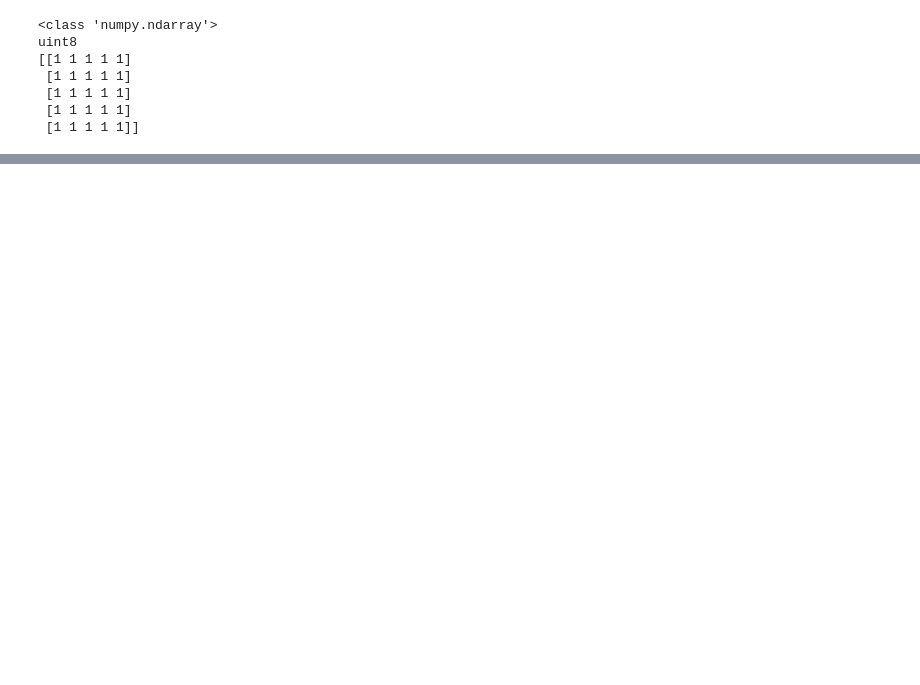
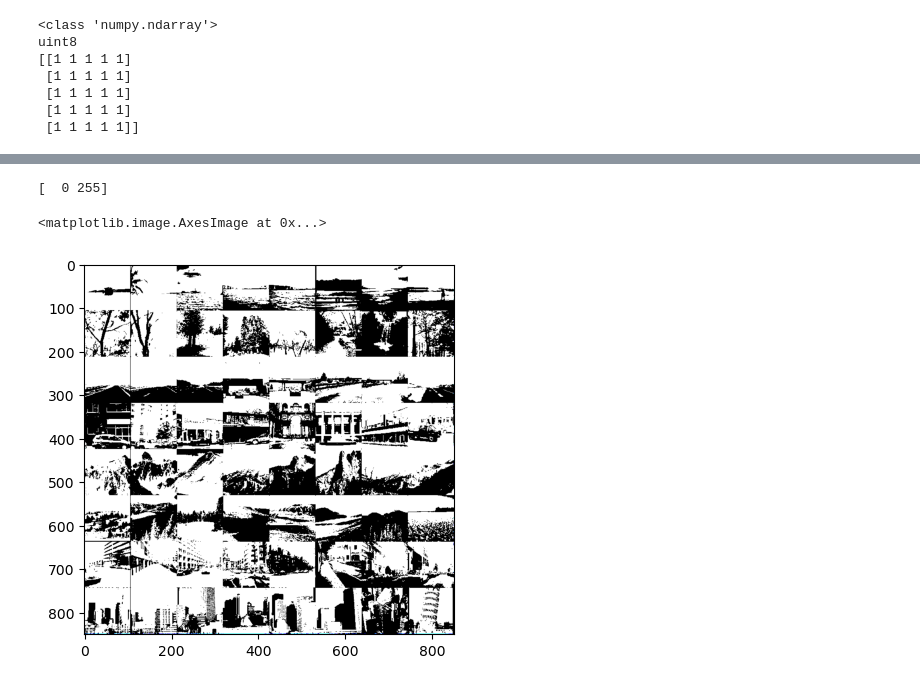
Before and after one commit to bernardeem/Python_projects, a Jupyter notebook: Computer_vision_lessons_and_projects/Section 3 - Binary Morphology.ipynb, the cells around one changed output, grey strips where cells are left out. Cells and saved outputs as stored; diff of their text form; code cells hidden in the pictures; blank space fills up the shorter version.

```diff
--- a/Computer_vision_lessons_and_projects/Section 3 - Binary Morphology.ipynb
+++ b/Computer_vision_lessons_and_projects/Section 3 - Binary Morphology.ipynb
@@ -49,0 +84,14 @@ erosion = cv2.erode(image, kernel)
+# %%
+# the values are between 0 an 1
+threshold = 0.6
+im = image > threshold
+# %%
+# transforming so it can be read and shown by plt
+im_uint8 = (im * 255).astype(np.uint8)
+
+print(np.unique(im_uint8))
+plt.imshow(im_uint8, cmap='gray')
+# %% [output]
+[  0 255]
+<matplotlib.image.AxesImage at 0x...>
+[figure, added]
```
Also changed, not shown: parts of 10 cells of this notebook, 3 other files.
